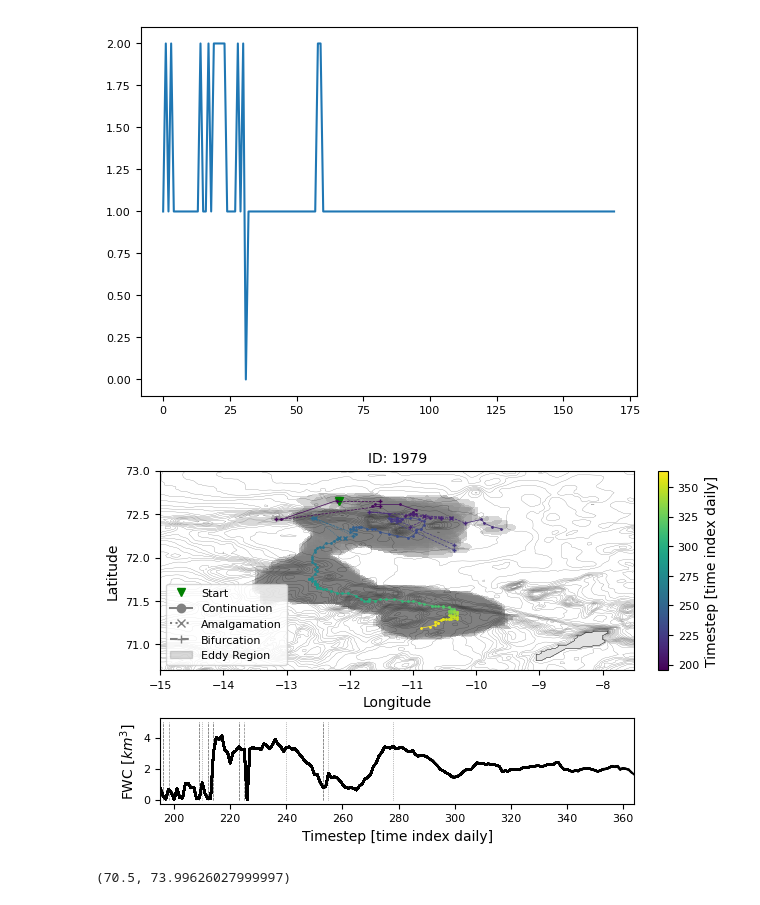
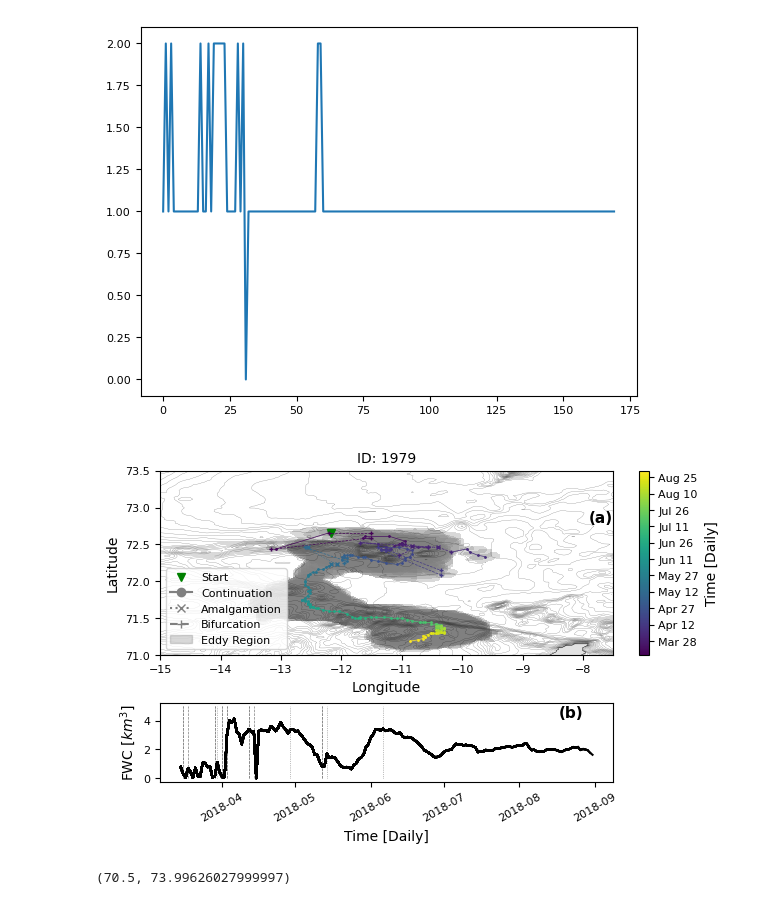
Before and after one commit to EirikKvamme/MScEirik, a Jupyter notebook: Eddies/FWTfromShelf.ipynb, the cells around one changed output. Drawn from its saved outputs; the diff is of its cells as text; code cells hidden in the pictures.

```diff
--- a/Eddies/FWTfromShelf.ipynb
+++ b/Eddies/FWTfromShelf.ipynb
@@ -572,16 +582,24 @@ plt.plot([len(i) for i in ID_1979])
 [figure]
 # %%
 import matplotlib.lines as mlines
+
+ID_Case = ID_1979
 
 fig, (ax,ax2) = plt.subplots(2,1,
     figsize=(6.2217,4), layout = 'constrained', gridspec_kw={'height_ratios': [0.7, 0.3]}
 )
 
 cmap = cm.get_cmap('viridis')
-normalize = plt.Normalize(min(subdata[-2][0] for data in ID_1979 for subdata in data), max(subdata[-2][0] for data in ID_1979 for subdata in data))
+# normalize = plt.Normalize(FWC.time.values[min(subdata[-2][0] for data in ID_Case for subdata in data)], FWC.time.values[max(subdata[-2][0] for data in ID_Case for subdata in data)])
+normalize = plt.Normalize(
+    mdates.date2num(FWC.time.values[min(subdata[-2][0] for data in ID_Case for subdata in data)]),
+    mdates.date2num(FWC.time.values[max(subdata[-2][0] for data in ID_Case for subdata in data)])
+)
 sm = plt.cm.ScalarMappable(cmap=cmap, norm=normalize)
-cbar = fig.colorbar(sm, ax=ax)
-cbar.set_label('Timestep [time index daily]')
+cbar = fig.colorbar(sm, ax=ax,
+                ticks=DayLocator(interval=15),
+                format=DateFormatter('%b %d'))
+cbar.set_label('Time [Daily]')
 #cbar.set_ticklabels(JMR_FWC.time.values[min(subdata[-2][0] for data in ID_1979 for subdata in data):max(subdata[-2][0] for data in ID_1979 for subdata in data)+1])
 
 lon = depth['XC']
@@ -596,10 +614,11 @@ ax.contour(lon, lat, depth_no_nan, [0], colors='black', linewidths=0.25,zorder=0
 ax.contour(lon, lat, depth_no_nan, np.arange(0,3000,100), colors='black', linewidths=0.15,alpha=0.7)
 FWC_time = [np.nan for i in range(np.max(time)-np.min(time)+1)]
 
-for i,data in enumerate(ID_1979):
+for i,data in enumerate(ID_Case):
     FWC_in_time = []
     for subdata in data:
-        color = cmap(normalize(subdata[-2][0]))
+        numerical_value = mdates.date2num(FWC.time.values[subdata[-2][0]])
+        color = cmap(normalize(numerical_value))
         if i == 0:
             ax.plot(subdata[2],subdata[3],marker='v',linestyle='',c='green',label='Start')
             eddyRegion_ID = JMREI[subdata[-2]].sel(X=subdata[2],Y=subdata[3]).values
@@ -610,9 +629,9 @@ for i,data in enumerate(ID_1979):
             FWC_in_time.append(FWC_eddy)
         else:
 
-            pre = ID_1979[i-1]
+            pre = ID_Case[i-1]
             if len(pre) == 0:
-                pre = ID_1979[i-2]
+                pre = ID_Case[i-2]
 
             # Add contourf of eddy
             eddyRegion_ID = JMREI[subdata[-2]].sel(X=subdata[2],Y=subdata[3],method='nearest').values
@@ -631,7 +650,7 @@ for i,data in enumerate(ID_1979):
                         all_eddyRegion_ID_pre.append(IDS)
             if eddyRegion_ID[0][0] in all_eddyRegion_ID_pre:
                 if len(all_eddyRegion_ID_pre) != 1:
-                    ax2.plot([subdata[-2],subdata[-2]],[0,5],linestyle=':',c='grey',linewidth=0.5)
+                    ax2.plot([FWC.time.values[subdata[-2]],FWC.time.values[subdata[-2]]],[0,5],linestyle=':',c='grey',linewidth=0.5)
                 else:
                     pass
             else:
@@ -639,7 +658,7 @@ for i,data in enumerate(ID_1979):
                 ID_pre = [ast.literal_eval(X) for X in all_eddyRegion_ID_pre]
 
                 if (len(ID_now) == len(ID_pre)) or (len(pre) == 1 and len(data) != 1):
-                    ax2.plot([subdata[-2],subdata[-2]],[0,5],linestyle='--',c='grey',linewidth=0.5)
+                    ax2.plot([FWC.time.values[subdata[-2]],FWC.time.values[subdata[-2]]],[0,5],linestyle='--',c='grey',linewidth=0.5)
                 else:
                     if len(ID_pre) == 1:
                         if len(ID_now) == len(ID_pre[0]):
@@ -648,9 +667,9 @@ for i,data in enumerate(ID_1979):
                             if all(uniq_now) == all(uniq_pre):
                                 pass
                             else:
-                                ax2.plot([subdata[-2],subdata[-2]],[0,5],linestyle='--',c='grey',linewidth=0.5)
+                                ax2.plot([FWC.time.values[subdata[-2]],FWC.time.values[subdata[-2]]],[0,5],linestyle='--',c='grey',linewidth=0.5)
                     else:
-                        ax2.plot([subdata[-2],subdata[-2]],[0,5],linestyle=':',c='grey',linewidth=0.5)
+                        ax2.plot([FWC.time.values[subdata[-2]],FWC.time.values[subdata[-2]]],[0,5],linestyle=':',c='grey',linewidth=0.5)
 
             ax.contourf(eddyRegion.X,eddyRegion.Y,mask[0],[0.5,1.5],colors='grey',alpha=0.3)
             FWC_eddy = FWC.where(mask)*area
@@ -683,43 +702,46 @@ for i,data in enumerate(ID_1979):
                                 ax.plot(subdata[2],subdata[3],marker='x',markersize=3,c=color)
     FWC_time[i] = np.sum(FWC_in_time)
     try:
-        ax2.plot(np.arange(np.min(time),np.max(time)+1),FWC_time,c='k')
+        ax2.plot(FWC.time.values[np.min(time):np.max(time)+1],FWC_time,c='k')
     except:
         display(np.arange(np.min(time),subdata[-2][0]+1),FWC_time,FWC_in_time)
         display(len(np.arange(np.min(time),subdata[-2][0]+1)),len(FWC_time))
         ax2.plot(np.arange(np.min(time),subdata[-2][0]+1),FWC_time,c='k')
 
     ax.set_xlim(-15,-7.5)
-    ax.set_ylim(70.7,73)
+    ax.set_ylim(71,73.5)
     ax.set_title('ID: 1979')
 
-    ax2.set_xlim(np.arange(np.min(time),np.max(time)+1)[0],np.arange(np.min(time),np.max(time)+1)[-1])
+    #ax2.set_xlim(np.arange(np.min(time),np.max(time)+1)[0],np.arange(np.min(time),np.max(time)+1)[-1])
     ax2.set_ylabel('FWC [$km^{3}$]')
-    ax2.set_xlabel('Timestep [time index daily]')
+    ax2.set_xlabel('Time [Daily]')
+    ax2.tick_params(axis='x', labelrotation=30)
     ax.set_xlabel('Longitude')
     ax.set_ylabel('Latitude')
 
     solid_line = mlines.Line2D([], [], color='grey', linestyle='-', marker='o', label='Continuation')
     dotted_line = mlines.Line2D([], [], color='grey', linestyle=':', marker='x', label='Amalgamation')
     dashed_line = mlines.Line2D([], [], color='grey', linestyle='--', marker='+', label='Bifurcation')
     start_marker = mlines.Line2D([], [], color='green', marker='v', linestyle='', label='Start')
     grey_patch = mpatches.Patch(color='grey', alpha=0.3, label='Eddy Region')
 
 
+
     ax.legend(loc='lower left',handles=[start_marker ,solid_line, dotted_line, dashed_line,grey_patch])
     fig.savefig(f'/nird/home/ekv036/MSc/Fig/EddyTracking/ID1979/ID1979_{i}',dpi=300, facecolor='w', edgecolor='w',
             orientation='landscape', format=None,
             transparent=False, bbox_inches=None,pad_inches=0.25)
 
 
-
+ax.annotate('(a)',xy=[-7.9,72.8],fontweight='bold')
+ax2.annotate('(b)',xy=[FWC.time.values[-15],4.2],fontweight='bold')
 
 
 fig.savefig(f'/nird/home/ekv036/MSc/Fig/EddyTracking/ID1979_full',dpi=300, facecolor='w', edgecolor='w',
             orientation='landscape', format=None,
             transparent=False, bbox_inches=None,pad_inches=0.25)
 # %% [output]
-[figure, old version]
+[figure, new version]
 # %%
 fig, ax = plt.subplots(
     figsize=(6.2217,3), layout = 'constrained'
```
Also changed, not shown: parts of 13 cells of this notebook, 12 other files.
